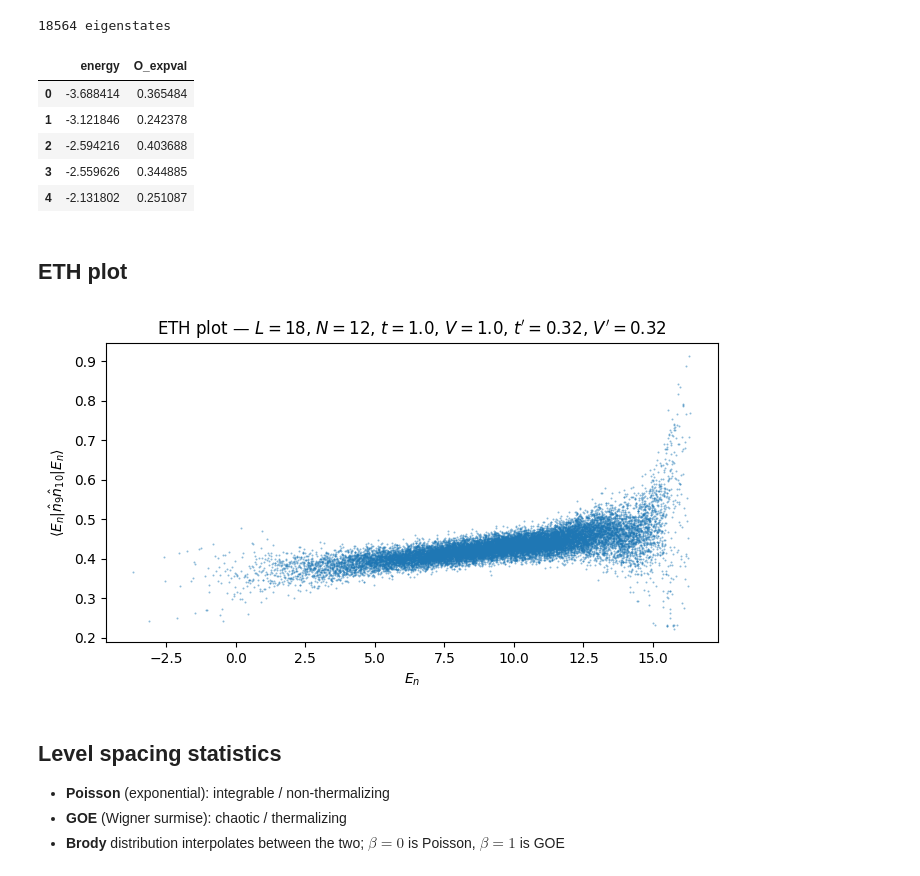
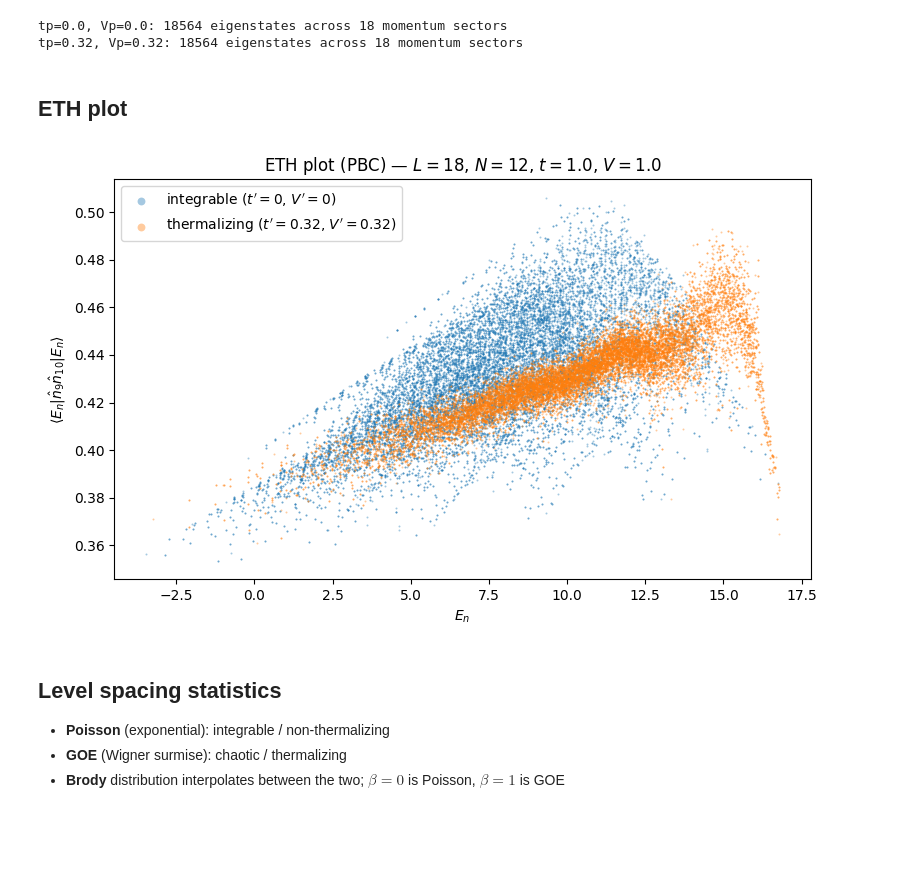
Before and after one commit to TonyDeng0514/Hardcore-Boson-Thermalization, a Jupyter notebook: 06_eth_plot.ipynb, the cells around one changed output. Drawn from its saved outputs; the diff is of its cells as text; code cells hidden in the pictures; blank space fills up the shorter version.

Commit message:
momentum sector ed implemented and level statistics updated

```diff
--- a/06_eth_plot.ipynb
+++ b/06_eth_plot.ipynb
@@ -6,43 +6,45 @@ import scipy.stats as sts
 from scipy.special import gamma
 from scipy.optimize import minimize_scalar
 # %%
-# parameters matching ED.jl
+# parameters matching ed_momentum.jl (PBC)
 L, N = 18, 12
-t_hop, V, tp_hop, Vp = 1.0, 1.0, 0.32, 0.32
-mu, alpha = 0.0, 0.0
+t_hop, V = 1.0, 1.0
 
-df = pd.read_csv(f"results/ed_L{L}_N{N}_tp{tp_hop}_Vp{Vp}.csv", comment="#")
-print(f"{len(df)} eigenstates")
-df.head()
+configs = [
+    {"tp": 0.0,  "Vp": 0.0,  "label": r"integrable ($t'=0$, $V'=0$)"},
+    {"tp": 0.32, "Vp": 0.32, "label": r"thermalizing ($t'=0.32$, $V'=0.32$)"},
+]
+
+dfs = {}
+for cfg in configs:
+    tp, Vp = cfg["tp"], cfg["Vp"]
+    df = pd.read_csv(f"results/ed_ksectors_L{L}_N{N}_tp{tp}_Vp{Vp}.csv", comment="#")
+    dfs[(tp, Vp)] = df
+    print(f"tp={tp}, Vp={Vp}: {len(df)} eigenstates across {df['sector'].nunique()} momentum sectors")
 # %% [output]
-18564 eigenstates
+tp=0.0, Vp=0.0: 18564 eigenstates across 18 momentum sectors
+tp=0.32, Vp=0.32: 18564 eigenstates across 18 momentum sectors
-|  | energy | O_expval |
-| 0 | -3.688414 | 0.365484 |
-| 1 | -3.121846 | 0.242378 |
-| 2 | -2.594216 | 0.403688 |
-| 3 | -2.559626 | 0.344885 |
-| 4 | -2.131802 | 0.251087 |
 # %% [markdown]
 ## ETH plot
 # %%
-j1, j2 = L // 2, L // 2 + 1   # sites 6 and 7
+j1, j2 = L // 2, L // 2 + 1   # 1-indexed display labels (sites 9 and 10 for L=18)
 
-fig, ax = plt.subplots(figsize=(7, 4))
+fig, ax = plt.subplots(figsize=(8, 5))
 
-ax.scatter(df["energy"], df["O_expval"], s=2, alpha=0.5, linewidths=0)
+for cfg in configs:
+    tp, Vp = cfg["tp"], cfg["Vp"]
+    df = dfs[(tp, Vp)]
+    ax.scatter(df["energy"], df["O_expval"], s=2, alpha=0.4, linewidths=0, label=cfg["label"])
 
 ax.set_xlabel(r"$E_n$")
 ax.set_ylabel(rf"$\langle E_n | \hat{{n}}_{{{j1}}} \hat{{n}}_{{{j2}}} | E_n \rangle$")
-ax.set_title(
-    rf"ETH plot — $L={L}$, $N={N}$, "
-    rf"$t={t_hop}$, $V={V}$, $t'={tp_hop}$, $V'={Vp}$"
-)
+ax.set_title(rf"ETH plot (PBC) — $L={L}$, $N={N}$, $t={t_hop}$, $V={V}$")
+ax.legend(markerscale=4)
 
 plt.tight_layout()
-# plt.savefig(f"results/eth_L{L}_N{N}_tp{tp_hop}_Vp{Vp}.pdf", dpi=150)
 plt.show()
 # %% [output]
-[figure, old version]
+[figure, new version]
 # %% [markdown]
 ## Level spacing statistics
 
```
Also changed, not shown: parts of 1 cell of this notebook, 6 other files.
